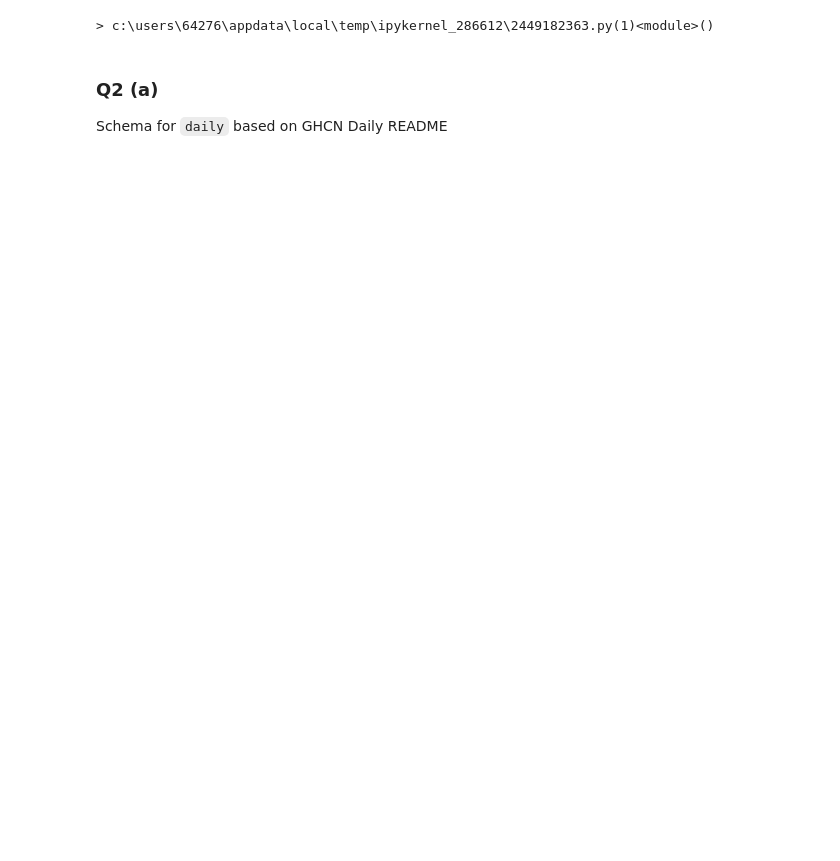
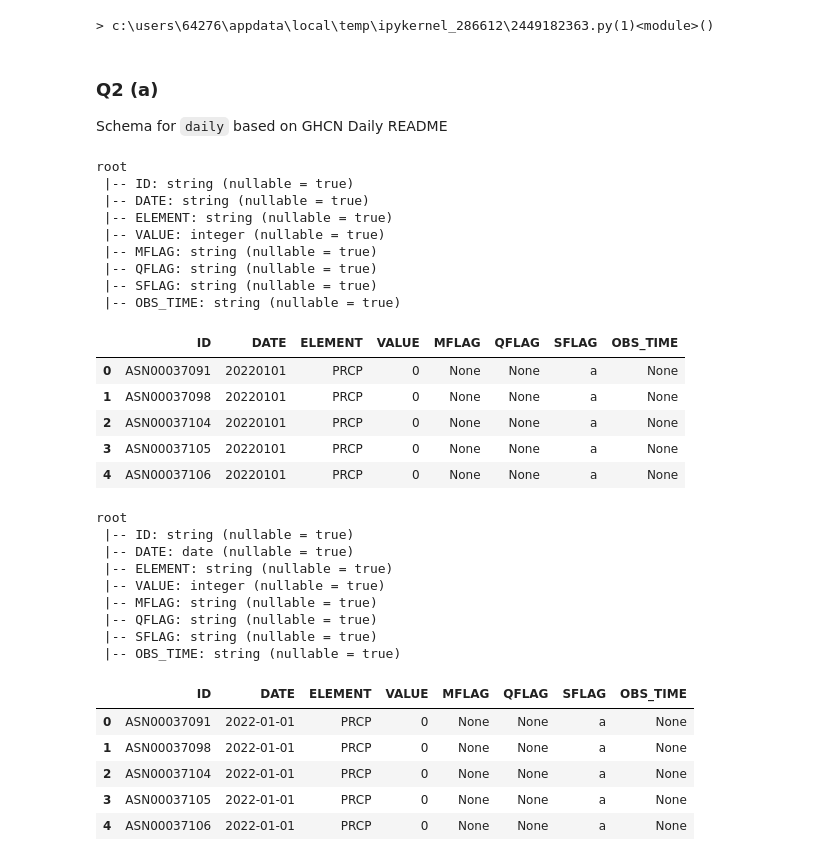
Before and after one commit to david-ewing-nz/ghcn-spark-analysis, a Jupyter notebook: notebooks/01_ghcn_processing.ipynb, the cells around one changed output. Drawn from its saved outputs; the diff is of its cells as text; code cells hidden in the pictures; blank space fills up the shorter version.

```diff
--- a/notebooks/01_ghcn_processing.ipynb
+++ b/notebooks/01_ghcn_processing.ipynb
@@ -146,18 +200,65 @@ azure-file-system         2025-03-31 21:47:12,395 INFO impl.MetricsSystemImpl:
 Schema for `daily` based on  GHCN Daily README
 # %%
 from pyspark.sql.types import StructType, StructField, StringType, IntegerType, DoubleType
-
+dailyPath = f"{prefixDaily}2022.csv.gz"
 dailySchema = StructType([
     StructField("ID",       StringType(),  False), # Station ID
     StructField("DATE",     StringType(),  False), # YYYYMMDD
     StructField("ELEMENT",  StringType(),  True),  # Measurement type (e.g., TMAX)
     StructField("VALUE",    IntegerType(), True),  # Observation value
     StructField("MFLAG",    StringType(),  True),  # Measurement flag
     StructField("QFLAG",    StringType(),  True),  # Quality flag
     StructField("SFLAG",    StringType(),  True),  # Source flag
     StructField("OBS_TIME", StringType(),  True)   # Time of observation
 ])
-daily_schema.printTreeString()
+
+
+dailydf   = spark.read.csv(dailyPath, schema=dailySchema, header=False)
+dailydf.printSchema()
+show_as_html(dailydf.limit(5))
+# Parse DATE
+dailydf = dailydf.withColumn("DATE", F.to_date(F.col("DATE"), "yyyyMMdd"))
+
+# Parse OBS_TIME
+dailydf = dailydf.withColumn("OBS_TIME",
+    F.to_timestamp(F.concat(F.lit("1970-01-01 "), F.col("OBS_TIME")), "yyyy-MM-dd HHmm")) # fake full date
+dailydf = dailydf.withColumn("OBS_TIME",
+    F.date_format(F.col("OBS_TIME"), "HH:mm")) # just HH:mm
+
+# show the sample of data and print the schema
+dailydf.printSchema()
+show_as_html(dailydf.limit(5))
+# %% [output]
+root
+ |-- ID: string (nullable = true)
+ |-- DATE: string (nullable = true)
+ |-- ELEMENT: string (nullable = true)
+ |-- VALUE: integer (nullable = true)
+ |-- MFLAG: string (nullable = true)
+ |-- QFLAG: string (nullable = true)
+ |-- SFLAG: string (nullable = true)
+ |-- OBS_TIME: string (nullable = true)
+|  | ID | DATE | ELEMENT | VALUE | MFLAG | QFLAG | SFLAG | OBS_TIME |
+| 0 | ASN00037091 | 20220101 | PRCP | 0 | None | None | a | None |
+| 1 | ASN00037098 | 20220101 | PRCP | 0 | None | None | a | None |
+| 2 | ASN00037104 | 20220101 | PRCP | 0 | None | None | a | None |
+| 3 | ASN00037105 | 20220101 | PRCP | 0 | None | None | a | None |
+| 4 | ASN00037106 | 20220101 | PRCP | 0 | None | None | a | None |
+root
+ |-- ID: string (nullable = true)
+ |-- DATE: date (nullable = true)
+ |-- ELEMENT: string (nullable = true)
+ |-- VALUE: integer (nullable = true)
+ |-- MFLAG: string (nullable = true)
+ |-- QFLAG: string (nullable = true)
+ |-- SFLAG: string (nullable = true)
+ |-- OBS_TIME: string (nullable = true)
+|  | ID | DATE | ELEMENT | VALUE | MFLAG | QFLAG | SFLAG | OBS_TIME |
+| 0 | ASN00037091 | 2022-01-01 | PRCP | 0 | None | None | a | None |
+| 1 | ASN00037098 | 2022-01-01 | PRCP | 0 | None | None | a | None |
+| 2 | ASN00037104 | 2022-01-01 | PRCP | 0 | None | None | a | None |
+| 3 | ASN00037105 | 2022-01-01 | PRCP | 0 | None | None | a | None |
+| 4 | ASN00037106 | 2022-01-01 | PRCP | 0 | None | None | a | None |
 # %%
 from pyspark.sql.functions import col, substring
 
```
Also changed, not shown: parts of 11 cells of this notebook.
